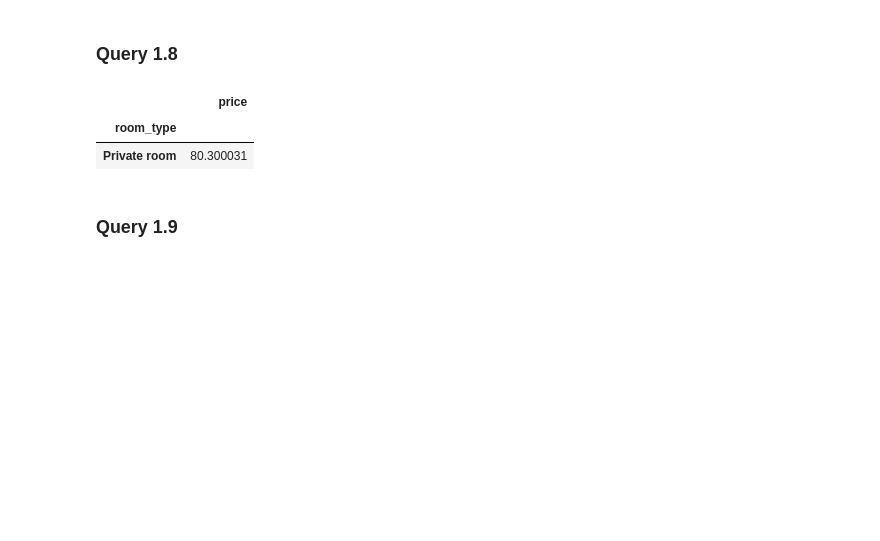
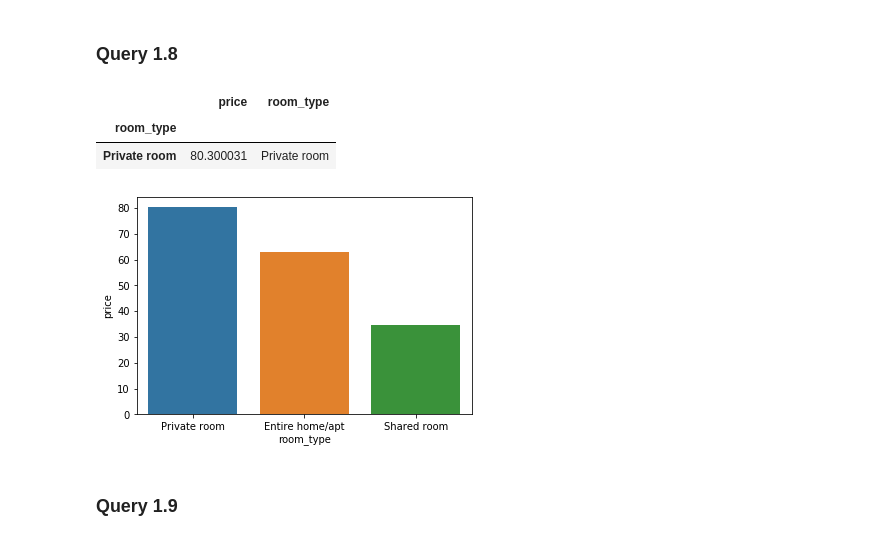
Before and after one commit to jdaridis/Airbnb-Mining, a Jupyter notebook: Python/Q1.ipynb, the cells around one changed output. Cells and saved outputs as stored; diff of their text form; code cells hidden in the pictures; blank space fills up the shorter version.

```diff
--- a/Python/Q1.ipynb
+++ b/Python/Q1.ipynb
@@ -147,11 +169,15 @@ q7.filter(items='id')
 # %%
 q8 = train.groupby(['room_type']).mean()
 q8 = q8.sort_values(['price'], ascending=False)
-q8.head(1).filter(items=['price'])
+q8 = q8.filter(items=['price'])
+q8['room_type'] = q8.index
+sb.barplot(x='room_type', y=q8.columns[0], data = q8)
+q8.head(1)
 # %% [output]
-|  | price |
-| room_type |  |
-| Private room | 80.300031 |
+|  | price | room_type |
+| room_type |  |  |
+| Private room | 80.300031 | Private room |
+[figure, added]
 # %% [markdown]
 ### Query 1.9
 # %%
```
Also changed, not shown: parts of 7 cells of this notebook.
